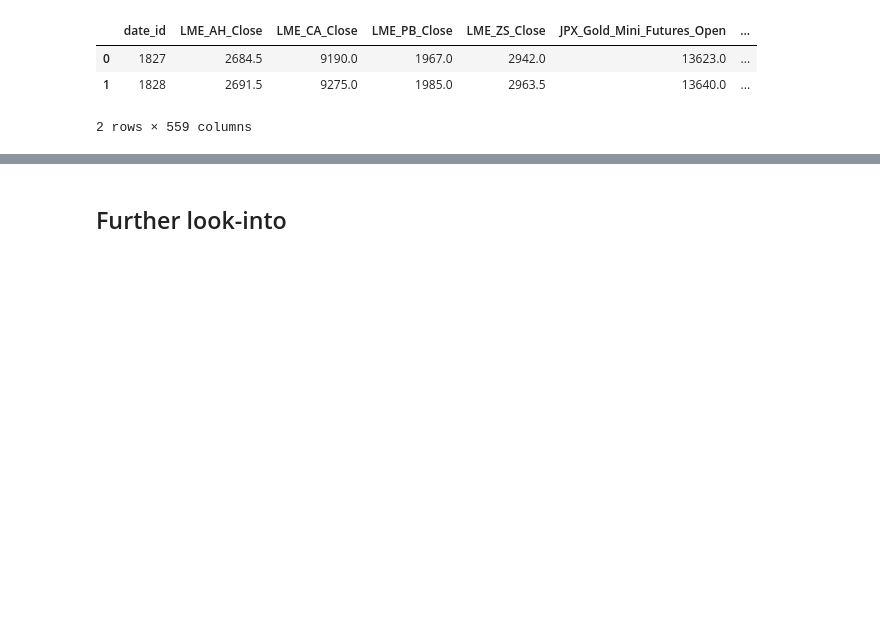
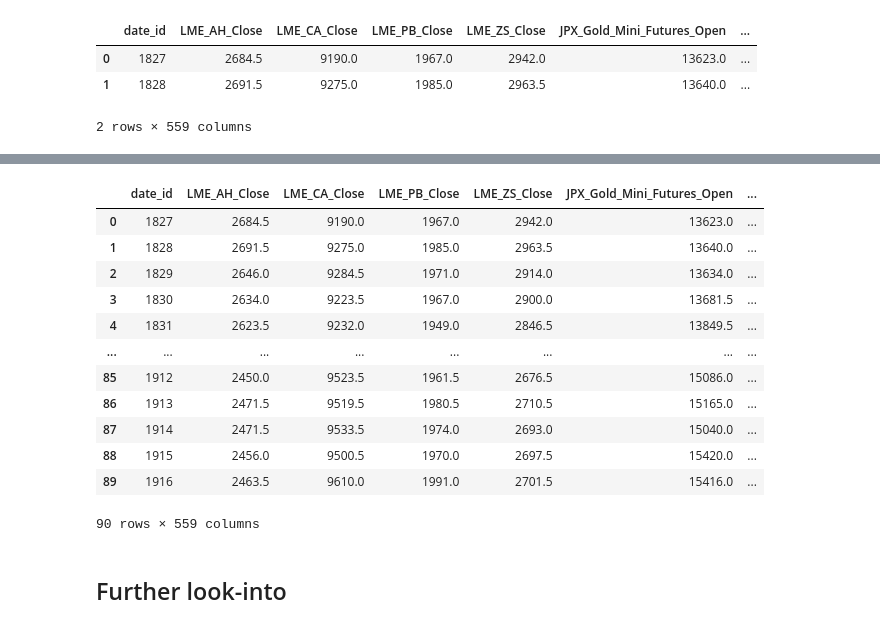
Before and after one commit to aapetukhov/Commodities-Trading, a Jupyter notebook: demo.ipynb, the cells around one changed output, grey strips where cells are left out. Cells and saved outputs as stored; diff of their text form; code cells hidden in the pictures; blank space fills up the shorter version.

```diff
--- a/demo.ipynb
+++ b/demo.ipynb
@@ -161,3 +173,19 @@ set(dfs["target_pairs"]["pair"])
+# %%
+test
+# %% [output]
+|  | date_id | LME_AH_Close | LME_CA_Close | LME_PB_Close | LME_ZS_Close | JPX_Gold_Mini_Futures_Open | ... |
+| 0 | 1827 | 2684.5 | 9190.0 | 1967.0 | 2942.0 | 13623.0 | ... |
+| 1 | 1828 | 2691.5 | 9275.0 | 1985.0 | 2963.5 | 13640.0 | ... |
+| 2 | 1829 | 2646.0 | 9284.5 | 1971.0 | 2914.0 | 13634.0 | ... |
+| 3 | 1830 | 2634.0 | 9223.5 | 1967.0 | 2900.0 | 13681.5 | ... |
+| 4 | 1831 | 2623.5 | 9232.0 | 1949.0 | 2846.5 | 13849.5 | ... |
+| ... | ... | ... | ... | ... | ... | ... | ... |
+| 85 | 1912 | 2450.0 | 9523.5 | 1961.5 | 2676.5 | 15086.0 | ... |
+| 86 | 1913 | 2471.5 | 9519.5 | 1980.5 | 2710.5 | 15165.0 | ... |
+| 87 | 1914 | 2471.5 | 9533.5 | 1974.0 | 2693.0 | 15040.0 | ... |
+| 88 | 1915 | 2456.0 | 9500.5 | 1970.0 | 2697.5 | 15420.0 | ... |
+| 89 | 1916 | 2463.5 | 9610.0 | 1991.0 | 2701.5 | 15416.0 | ... |
+90 rows × 559 columns
 # %% [markdown]
 ## Further look-into
 # %%
```
Also changed, not shown: parts of 3 cells of this notebook, 1 other file.
